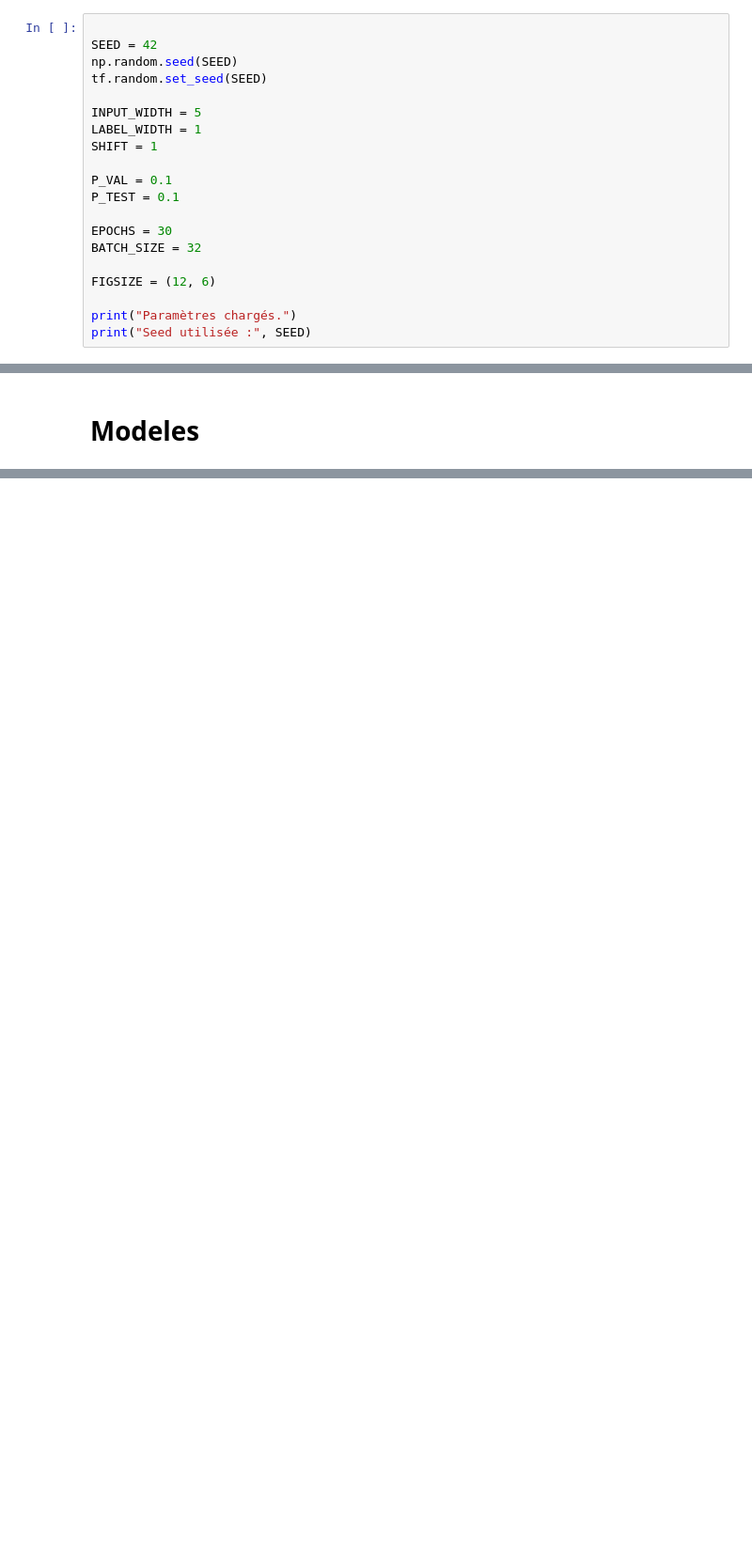
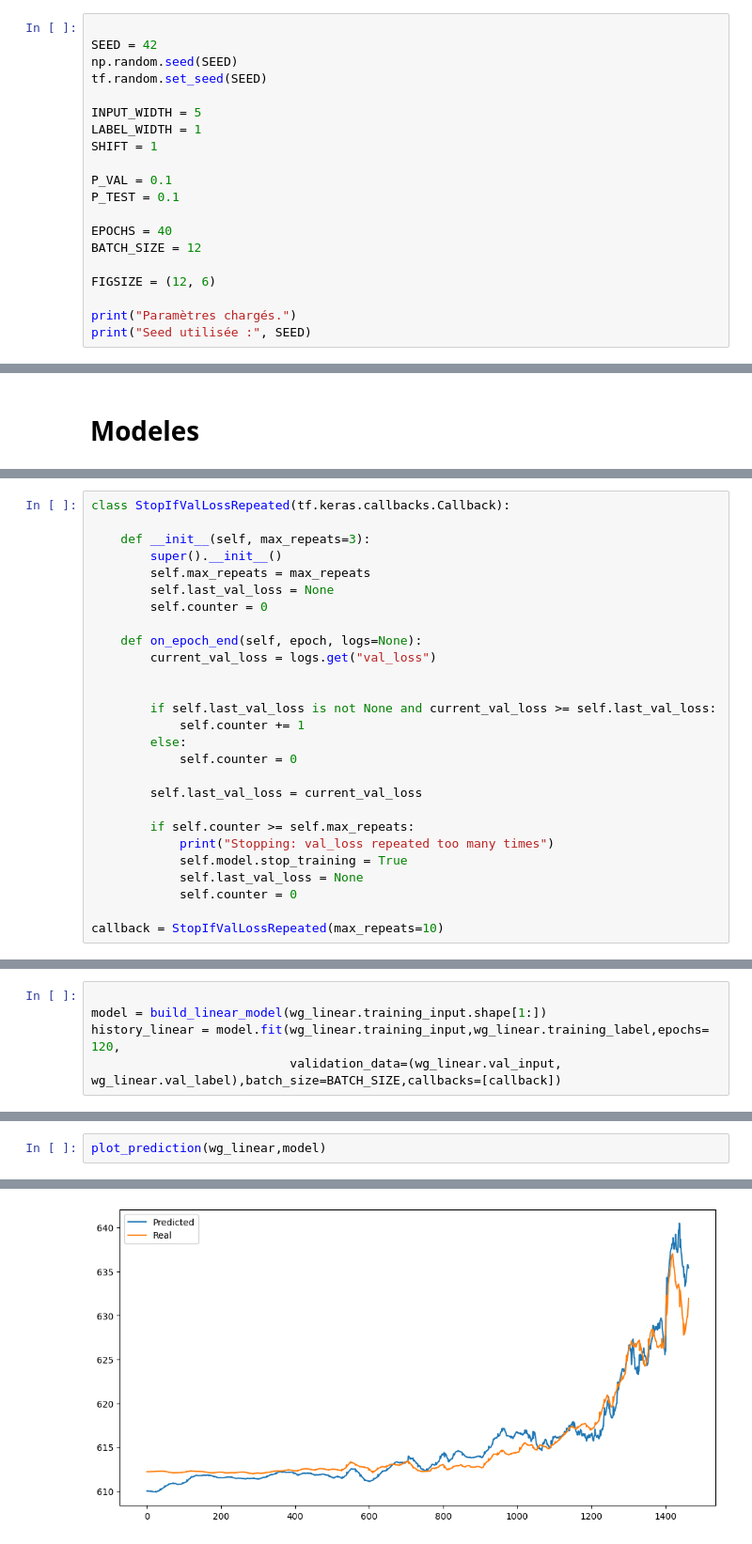
Before and after one commit to gcolpari/STOCKMARKET_PREDICTION-, a Jupyter notebook: Prediction.ipynb, the cells around one changed output, grey strips where cells are left out. Shown at 94% size. Drawn from its saved outputs; the diff is of its cells as text; blank space fills up the shorter version.

```diff
--- a/Prediction.ipynb
+++ b/Prediction.ipynb
@@ -34,8 +33,8 @@ SHIFT = 1
 P_VAL = 0.1
 P_TEST = 0.1
 
-EPOCHS = 30
-BATCH_SIZE = 32
+EPOCHS = 40
+BATCH_SIZE = 12
 
 FIGSIZE = (12, 6)
 
@@ -1476,0 +415,27 @@ Ainsi, cette comparaison montre que l’augmentation du nombre de variables ne g
+# %%
+class StopIfValLossRepeated(tf.keras.callbacks.Callback):
+
+    def __init__(self, max_repeats=3):
+        super().__init__()
+        self.max_repeats = max_repeats
+        self.last_val_loss = None
+        self.counter = 0
+
+    def on_epoch_end(self, epoch, logs=None):
+        current_val_loss = logs.get("val_loss")
+
+
+        if self.last_val_loss is not None and current_val_loss >= self.last_val_loss:
+            self.counter += 1
+        else:
+            self.counter = 0
+
+        self.last_val_loss = current_val_loss
+
+        if self.counter >= self.max_repeats:
+            print("Stopping: val_loss repeated too many times")
+            self.model.stop_training = True
+            self.last_val_loss = None
+            self.counter = 0
+
+callback = StopIfValLossRepeated(max_repeats=10)
@@ -1476,0 +449,5 @@ Ainsi, cette comparaison montre que l’augmentation du nombre de variables ne g
+# %%
+
+model = build_linear_model(wg_linear.training_input.shape[1:])
+history_linear = model.fit(wg_linear.training_input,wg_linear.training_label,epochs= 120,
+                           validation_data=(wg_linear.val_input, wg_linear.val_label),batch_size=BATCH_SIZE,callbacks=[callback])
@@ -1476,0 +472,3 @@ Ainsi, cette comparaison montre que l’augmentation du nombre de variables ne g
+# %%
+plot_prediction(wg_linear,model)
+# %% [output]
@@ -1476,0 +476 @@ Ainsi, cette comparaison montre que l’augmentation du nombre de variables ne g
+[figure, added]
```
Also changed, not shown: parts of 135 cells of this notebook, 1 other file.
